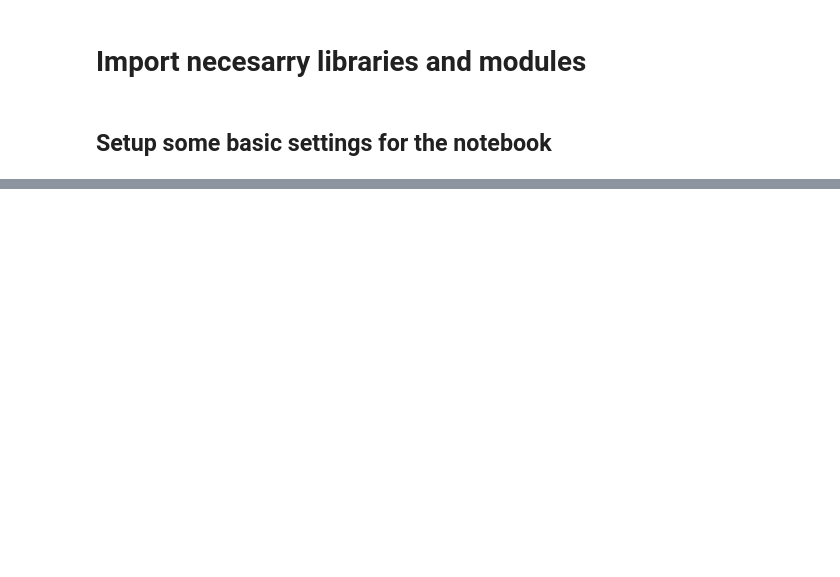
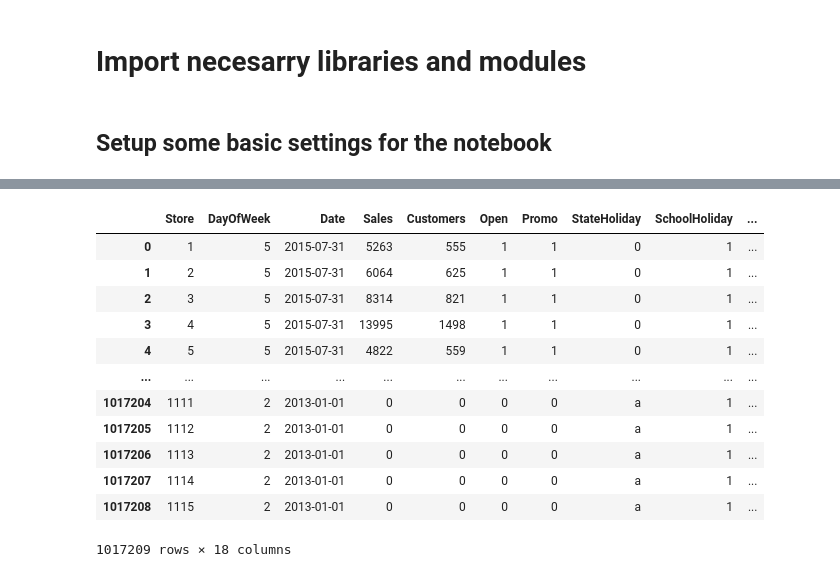
Before and after one commit to Zaid-N-Ansari/PG-Mini-Project, a Jupyter notebook: Regression/RossmannStoreSales.ipynb, the cells around one changed output, grey strips where cells are left out. Saved outputs shown, nothing was run; the diff lists cells and outputs as text; code cells hidden in the pictures; blank space fills up the shorter version.

```diff
--- a/Regression/RossmannStoreSales.ipynb
+++ b/Regression/RossmannStoreSales.ipynb
@@ -66,0 +35,3 @@ training_data.head(10)
+# %%
+store_data = pd.read_csv('https://raw.githubusercontent.com/Zaid-N-Ansari/PG-Mini-Project/refs/heads/main/Data/RossmannStoreSales/store.csv', low_memory=False)
+store_data.head()
@@ -66,0 +45,17 @@ training_data.head(10)
+# %%
+training_data = training_data.merge(store_data, how='left', on='Store')
+training_data
+# %% [output]
+|  | Store | DayOfWeek | Date | Sales | Customers | Open | Promo | StateHoliday | SchoolHoliday | ... |
+| 0 | 1 | 5 | 2015-07-31 | 5263 | 555 | 1 | 1 | 0 | 1 | ... |
+| 1 | 2 | 5 | 2015-07-31 | 6064 | 625 | 1 | 1 | 0 | 1 | ... |
+| 2 | 3 | 5 | 2015-07-31 | 8314 | 821 | 1 | 1 | 0 | 1 | ... |
+| 3 | 4 | 5 | 2015-07-31 | 13995 | 1498 | 1 | 1 | 0 | 1 | ... |
+| 4 | 5 | 5 | 2015-07-31 | 4822 | 559 | 1 | 1 | 0 | 1 | ... |
+| ... | ... | ... | ... | ... | ... | ... | ... | ... | ... | ... |
+| 1017204 | 1111 | 2 | 2013-01-01 | 0 | 0 | 0 | 0 | a | 1 | ... |
+| 1017205 | 1112 | 2 | 2013-01-01 | 0 | 0 | 0 | 0 | a | 1 | ... |
+| 1017206 | 1113 | 2 | 2013-01-01 | 0 | 0 | 0 | 0 | a | 1 | ... |
+| 1017207 | 1114 | 2 | 2013-01-01 | 0 | 0 | 0 | 0 | a | 1 | ... |
+| 1017208 | 1115 | 2 | 2013-01-01 | 0 | 0 | 0 | 0 | a | 1 | ... |
+1017209 rows × 18 columns
```
Also changed, not shown: parts of 13 cells of this notebook.
